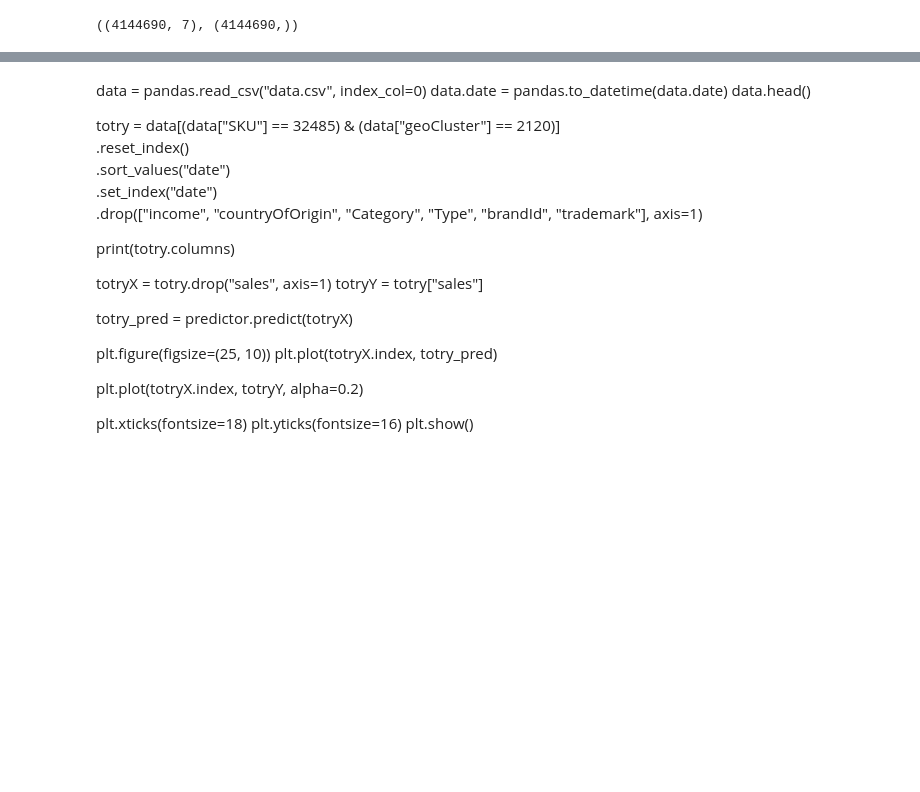
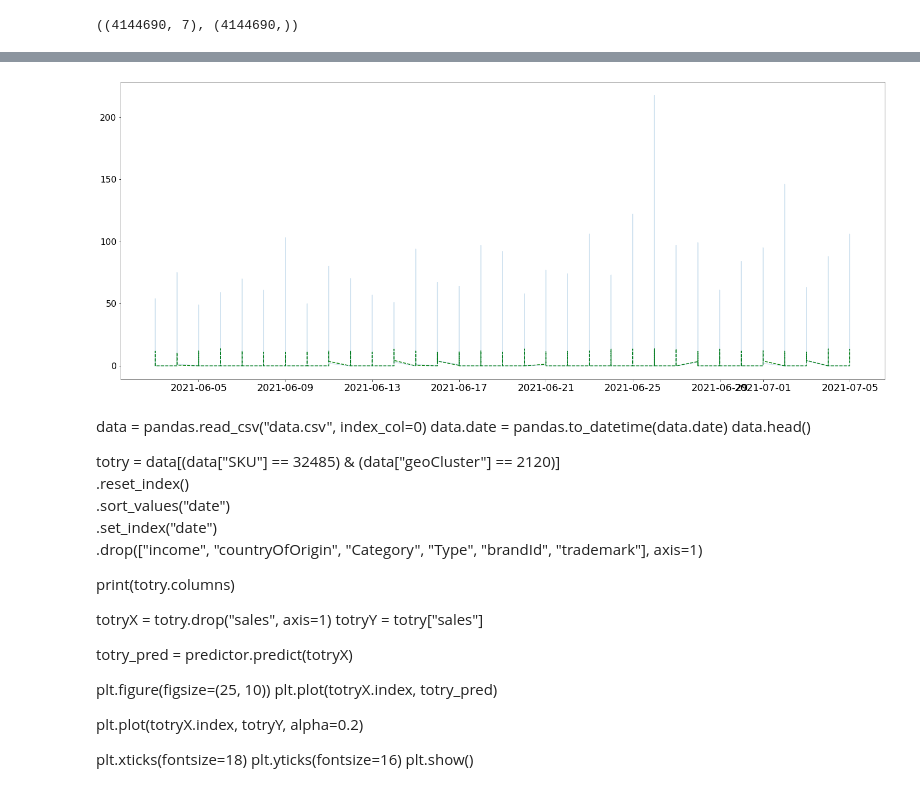
Before and after one commit to josepalos/jackups, a Jupyter notebook: prova_josep.ipynb, the cells around one changed output, grey strips where cells are left out. Cells and saved outputs as stored; diff of their text form; code cells hidden in the pictures; blank space fills up the shorter version.

Commit message:
improved the model (?)

```diff
--- a/prova_josep.ipynb
+++ b/prova_josep.ipynb
@@ -65,13 +65,7 @@ class Predictor:
     def _create_model(self, input_shape):
         model = keras.Sequential()
         model.add(layers.Dense(16, input_dim=input_shape, activation="relu"))
-        ###
-
-        model.add(layers.Dense(32, activation="relu"))
-        model.add(layers.Dense(16, activation="relu"))
-
-        ###
-        model.add(layers.Dense(1, activation="sigmoid"))
+        model.add(layers.Dense(1, activation="relu"))
         model.compile(loss="mse", optimizer="adam")
         return model
 
@@ -89,7 +83,8 @@ class Predictor:
         train_X = self.pipeline.transform(train_X)
 
         self.model = self._create_model(train_X.shape[1])
-        return self.model.fit(train_X, train_y, epochs=50, batch_size=400, verbose=1)
+        return self.model.fit(train_X, train_y,
+                              epochs=100, batch_size=1000, verbose=1)
 
     def predict(self, X):
         X = self.pipeline.transform(X)
@@ -125,17 +115,19 @@ Epoch 50/50
 # %%
 #train_predict = predictor.predict(train_X)
-#test_predict = predictor.predict(test_X)
+test_predict = predictor.predict(test_X)
 # %%
-#plt.figure(figsize=(25, 10))
+plt.figure(figsize=(25, 10))
 #plt.plot(train_X_idx, train_predict, linestyle="dashed")
-#plt.plot(test_X_idx, test_predict, color="g", linestyle="dashed")
-#
+plt.plot(test_X_idx, test_predict, color="g", linestyle="dashed")
+
 #plt.plot(train_X_idx, train_y, alpha=0.2)
-#plt.plot(test_X_idx, test_y, alpha=0.2)
+plt.plot(test_X_idx, test_y, alpha=0.2)
 
-#plt.xticks(fontsize=18)
-#plt.yticks(fontsize=16)
-#plt.show()
+plt.xticks(fontsize=18)
+plt.yticks(fontsize=16)
+plt.show()
+# %% [output]
+[figure, added]
 # %% [markdown]
 data = pandas.read_csv("data.csv", index_col=0)
 data.date = pandas.to_datetime(data.date)
```
Also changed, not shown: parts of 2 cells of this notebook, 2 other files.
